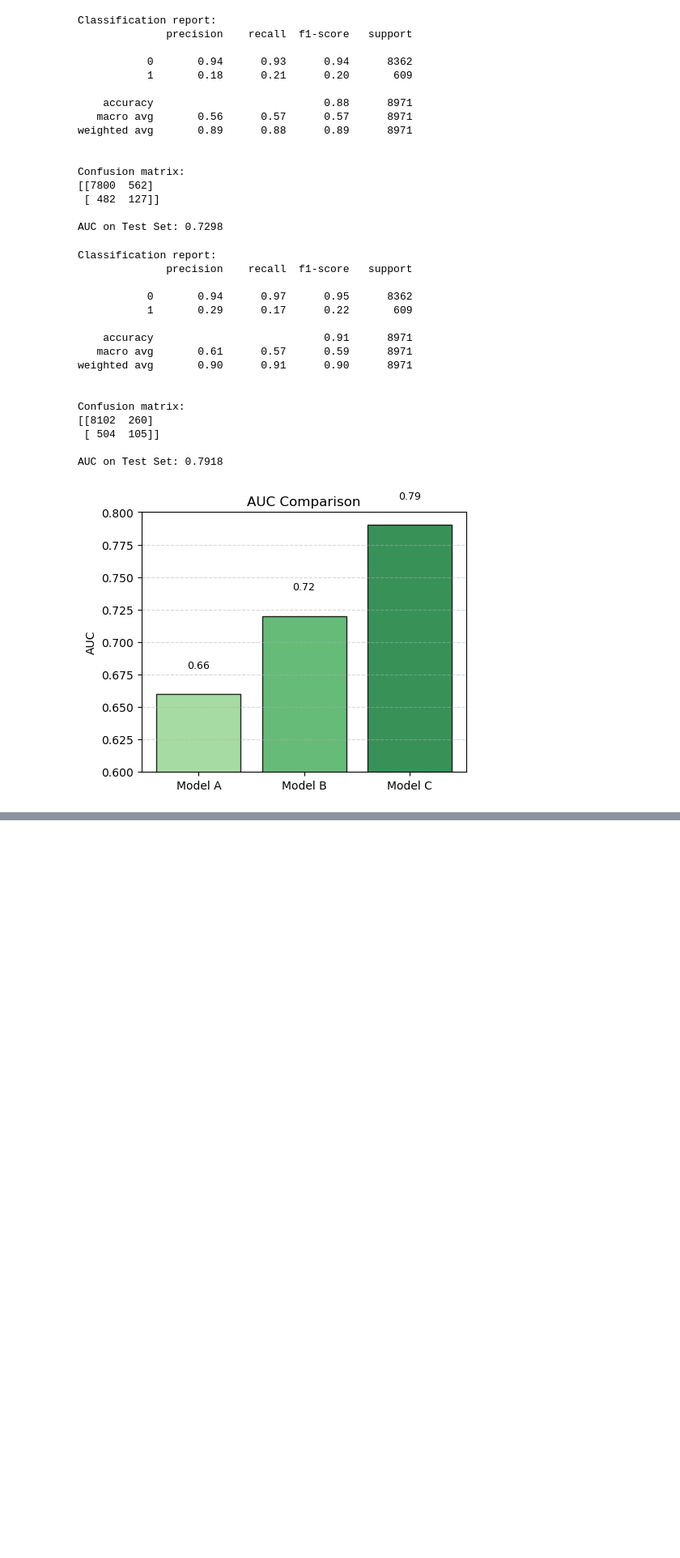
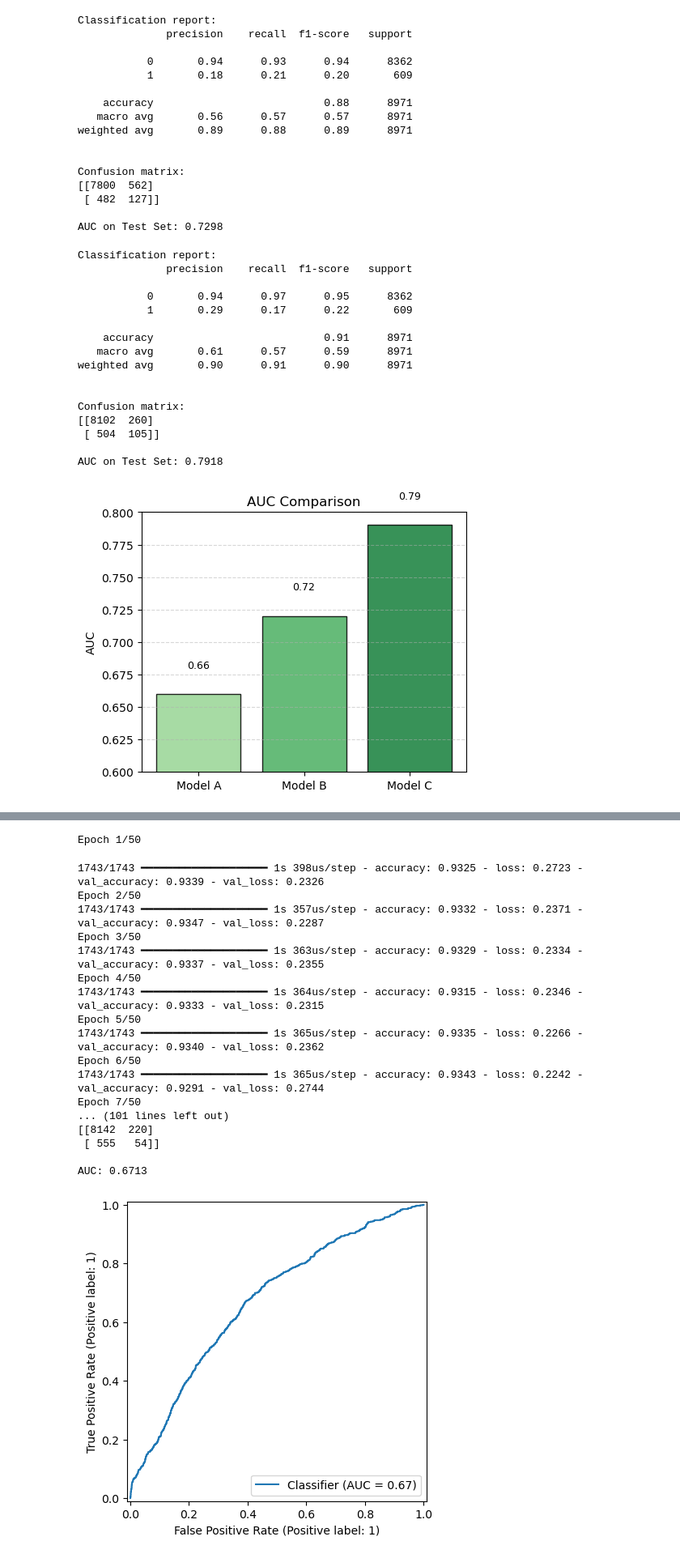
Before and after one commit to rain2bow/7103CProject, a Jupyter notebook: bankruptcy_forcast.ipynb, the cells around one changed output, grey strips where cells are left out. Shown at 81% size. Saved outputs shown, nothing was run; the diff lists cells and outputs as text; code cells hidden in the pictures; blank space fills up the shorter version.

```diff
--- a/bankruptcy_forcast.ipynb
+++ b/bankruptcy_forcast.ipynb
@@ -575,0 +580,80 @@ plt.show()
+# %%
+from sklearn.preprocessing import StandardScaler
+from sklearn.metrics import classification_report, confusion_matrix, roc_auc_score, RocCurveDisplay
+from tensorflow.keras.models import Sequential
+from tensorflow.keras.layers import Dense
+from tensorflow.keras.utils import to_categorical
+
+
+# Standardize the dataset
+scaler = StandardScaler()
+X_train = scaler.fit_transform(X_train)
+X_test = scaler.transform(X_test)
+
+# Convert target labels to categorical (if not binary)
+if len(np.unique(y_o)) > 2:  # Multi-class case
+    y_train = to_categorical(y_train)
+    y_test = to_categorical(y_test)
+
+# Build ANN Model
+model = Sequential([
+    Dense(64, input_dim=X_train.shape[1], activation='relu'),  # First hidden layer
+    Dense(32, activation='relu'),  # Second hidden layer
+    Dense(y_train.shape[1] if len(y_train.shape) > 1 else 1, activation='softmax' if len(y_train.shape) > 1 else 'sigmoid')  # Output layer
+])
+
+# Compile the model
+model.compile(optimizer='adam', loss='categorical_crossentropy' if len(y_train.shape) > 1 else 'binary_crossentropy', metrics=['accuracy'])
+
+# Train the model
+history = model.fit(X_train, y_train, epochs=50, batch_size=32, validation_split=0.2, verbose=1)
+
+# Predict on test set
+y_pred_proba = model.predict(X_test)
+y_pred = (y_pred_proba > 0.5).astype(int) if y_pred_proba.shape[1] == 1 else np.argmax(y_pred_proba, axis=1)
+
+# If y_test is categorical, convert it back to original labels
+if len(y_test.shape) > 1:
+    y_test = np.argmax(y_test, axis=1)
+
+# Evaluate Model
+print("\nClassification Report:")
+print(classification_report(y_test, y_pred))
+
+print("\nConfusion Matrix:")
+print(confusion_matrix(y_test, y_pred))
+
+# AUC Calculation
+if y_pred_proba.shape[1] == 1:  # Binary case
+    auc = roc_auc_score(y_test, y_pred_proba)
+else:  # Multi-class case (one-vs-rest)
+    auc = roc_auc_score(y_test, y_pred_proba, multi_class='ovr')
+
+print(f"\nAUC: {auc:.4f}")
+
+# ROC Curve (optional)
+if y_pred_proba.shape[1] == 1:
+    RocCurveDisplay.from_predictions(y_test, y_pred_proba)
+else:
+    for i in range(y_pred_proba.shape[1]):
+        RocCurveDisplay.from_predictions((y_test == i).astype(int), y_pred_proba[:, i])
+# %% [output]
+Epoch 1/50
+1743/1743 ━━━━━━━━━━━━━━━━━━━━ 1s 398us/step - accuracy: 0.9325 - loss: 0.2723 - val_accuracy: 0.9339 - val_loss: 0.2326
+Epoch 2/50
+1743/1743 ━━━━━━━━━━━━━━━━━━━━ 1s 357us/step - accuracy: 0.9332 - loss: 0.2371 - val_accuracy: 0.9347 - val_loss: 0.2287
+Epoch 3/50
+1743/1743 ━━━━━━━━━━━━━━━━━━━━ 1s 363us/step - accuracy: 0.9329 - loss: 0.2334 - val_accuracy: 0.9337 - val_loss: 0.2355
+Epoch 4/50
+1743/1743 ━━━━━━━━━━━━━━━━━━━━ 1s 364us/step - accuracy: 0.9315 - loss: 0.2346 - val_accuracy: 0.9333 - val_loss: 0.2315
+Epoch 5/50
+1743/1743 ━━━━━━━━━━━━━━━━━━━━ 1s 365us/step - accuracy: 0.9335 - loss: 0.2266 - val_accuracy: 0.9340 - val_loss: 0.2362
+Epoch 6/50
+1743/1743 ━━━━━━━━━━━━━━━━━━━━ 1s 365us/step - accuracy: 0.9343 - loss: 0.2242 - val_accuracy: 0.9291 - val_loss: 0.2744
+Epoch 7/50
+... (101 lines left out)
+[[8142  220]
+ [ 555   54]]
+
+AUC: 0.6713
+[figure, added]
```
Also changed, not shown: parts of 2 cells of this notebook.
